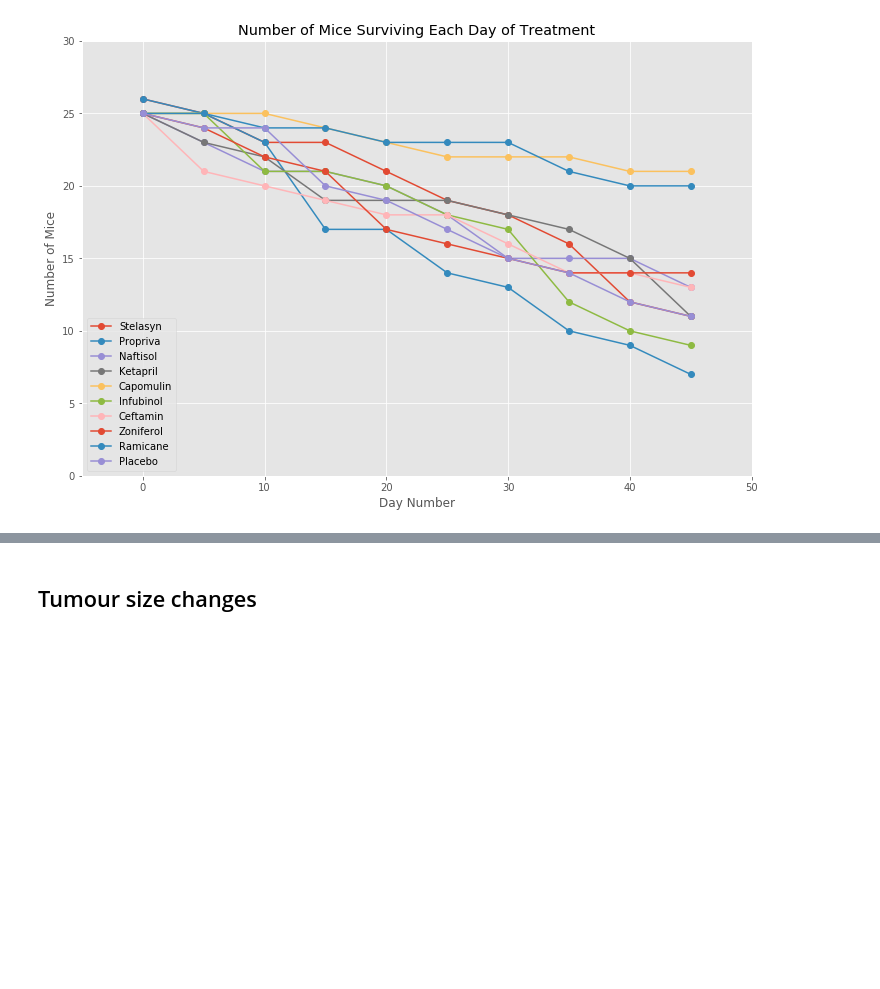
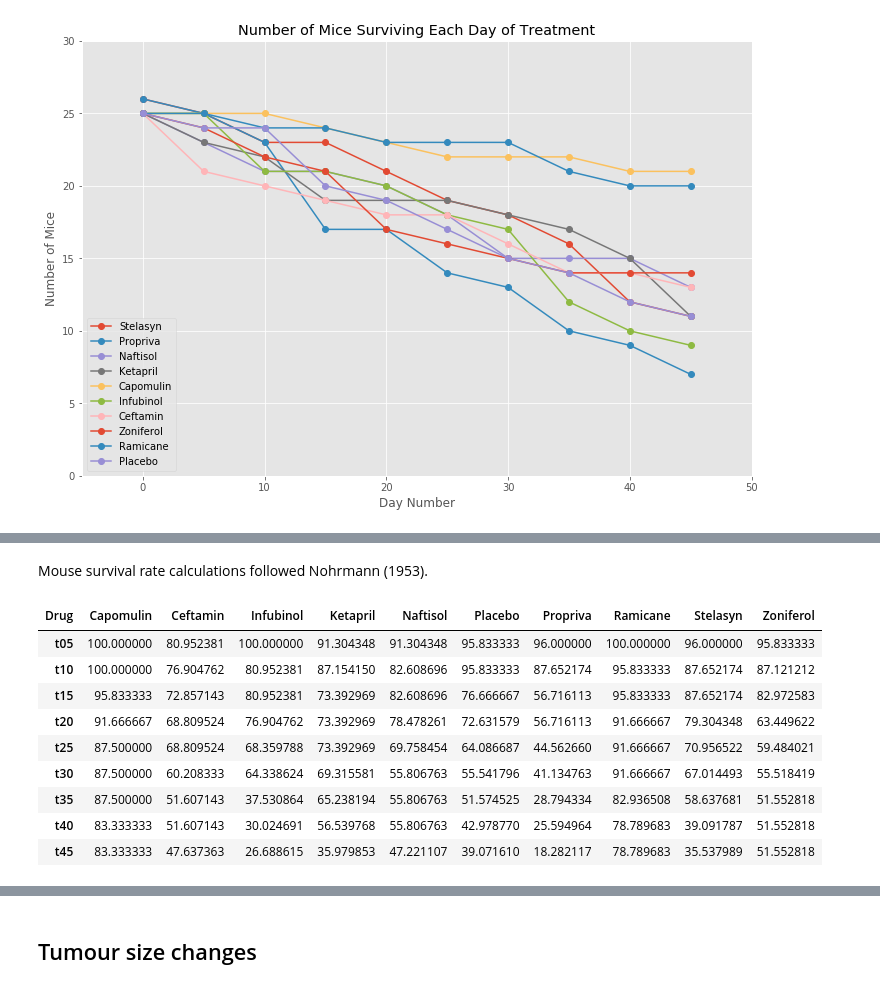
Before and after one commit to rochiecuevas/Pymaceuticals, a Jupyter notebook: pymaceuticals_starter.ipynb, the cells around one changed output, grey strips where cells are left out. Saved outputs shown, nothing was run; the diff lists cells and outputs as text; code cells hidden in the pictures; blank space fills up the shorter version.

```diff
--- a/pymaceuticals_starter.ipynb
+++ b/pymaceuticals_starter.ipynb
@@ -266 +212,71 @@ pct_mice
+# %% [markdown]
+Mouse survival rate calculations followed Nohrmann (1953).
+# %%
+# Mouse mortality values
+mortality = (abs(no_mice.diff()) / no_mice)
+mortality["time"] = time
+mortality
+
+# survival = 1 - mouse mortality
+def survive(x): # where x is the index of time (range: time[1] = 5 to time[9] = 45)
+    return 1 - mortality.iloc[x,0:10]
+
+surv_t05 = survive(1)
+surv_t10 = survive(2)
+surv_t15 = survive(3)
+surv_t20 = survive(4)
+surv_t25 = survive(5)
+surv_t30 = survive(6)
+surv_t35 = survive(7)
+surv_t40 = survive(8)
+surv_t45 = survive(9)
+
+# survival rate per year
+survival_rate_t05 = 100 * surv_t05
+survival_rate_t10 = 100 * surv_t05 * surv_t10
+survival_rate_t15 = 100 * surv_t05 * surv_t10 * surv_t15
+survival_rate_t20 = 100 * surv_t05 * surv_t10 * surv_t15 * surv_t20
+survival_rate_t25 = 100 * surv_t05 * surv_t10 * surv_t15 * surv_t20 \
+                        * surv_t25
+survival_rate_t30 = 100 * surv_t05 * surv_t10 * surv_t15 * surv_t20 \
+                        * surv_t25 * surv_t30
+survival_rate_t35 = 100 * surv_t05 * surv_t10 * surv_t15 * surv_t20 \
+                        * surv_t25 * surv_t30 * surv_t35
+survival_rate_t40 = 100 * surv_t05 * surv_t10 * surv_t15 * surv_t20 \
+                        * surv_t25 * surv_t30 * surv_t35 * surv_t40
+survival_rate_t45 = 100 * surv_t05 * surv_t10 * surv_t15 * surv_t20 \
+                        * surv_t25 * surv_t30 * surv_t35 * surv_t40 \
+                        * surv_t45
+
+survival_rates = pd.DataFrame(dict(survival_rate_t05 = survival_rate_t05,
+                                   survival_rate_t10 = survival_rate_t10,
+                                   survival_rate_t15 = survival_rate_t15,
+                                   survival_rate_t20 = survival_rate_t20,
+                                   survival_rate_t25 = survival_rate_t25,
+                                   survival_rate_t30 = survival_rate_t30,
+                                   survival_rate_t35 = survival_rate_t35,
+                                   survival_rate_t40 = survival_rate_t40,
+                                   survival_rate_t45 = survival_rate_t45))
+survival_rates = survival_rates.rename(columns = {"survival_rate_t05": "t05",
+                                                  "survival_rate_t10": "t10",
+                                                  "survival_rate_t15": "t15",
+                                                  "survival_rate_t20": "t20",
+                                                  "survival_rate_t25": "t25",
+                                                  "survival_rate_t30": "t30",
+                                                  "survival_rate_t35": "t35",
+                                                  "survival_rate_t40": "t40",
+                                                  "survival_rate_t45": "t45"})
+sr1 = survival_rates.transpose() # use the drug names as the keys in the dataframe
+sr1
+# %% [output]
+| Drug | Capomulin | Ceftamin | Infubinol | Ketapril | Naftisol | Placebo | Propriva | Ramicane | Stelasyn | Zoniferol |
+| t05 | 100.000000 | 80.952381 | 100.000000 | 91.304348 | 91.304348 | 95.833333 | 96.000000 | 100.000000 | 96.000000 | 95.833333 |
+| t10 | 100.000000 | 76.904762 | 80.952381 | 87.154150 | 82.608696 | 95.833333 | 87.652174 | 95.833333 | 87.652174 | 87.121212 |
+| t15 | 95.833333 | 72.857143 | 80.952381 | 73.392969 | 82.608696 | 76.666667 | 56.716113 | 95.833333 | 87.652174 | 82.972583 |
+| t20 | 91.666667 | 68.809524 | 76.904762 | 73.392969 | 78.478261 | 72.631579 | 56.716113 | 91.666667 | 79.304348 | 63.449622 |
+| t25 | 87.500000 | 68.809524 | 68.359788 | 73.392969 | 69.758454 | 64.086687 | 44.562660 | 91.666667 | 70.956522 | 59.484021 |
+| t30 | 87.500000 | 60.208333 | 64.338624 | 69.315581 | 55.806763 | 55.541796 | 41.134763 | 91.666667 | 67.014493 | 55.518419 |
+| t35 | 87.500000 | 51.607143 | 37.530864 | 65.238194 | 55.806763 | 51.574525 | 28.794334 | 82.936508 | 58.637681 | 51.552818 |
+| t40 | 83.333333 | 51.607143 | 30.024691 | 56.539768 | 55.806763 | 42.978770 | 25.594964 | 78.789683 | 39.091787 | 51.552818 |
+| t45 | 83.333333 | 47.637363 | 26.688615 | 35.979853 | 47.221107 | 39.071610 | 18.282117 | 78.789683 | 35.537989 | 51.552818 |
 # %%
```
Also changed, not shown: parts of 12 cells of this notebook.
